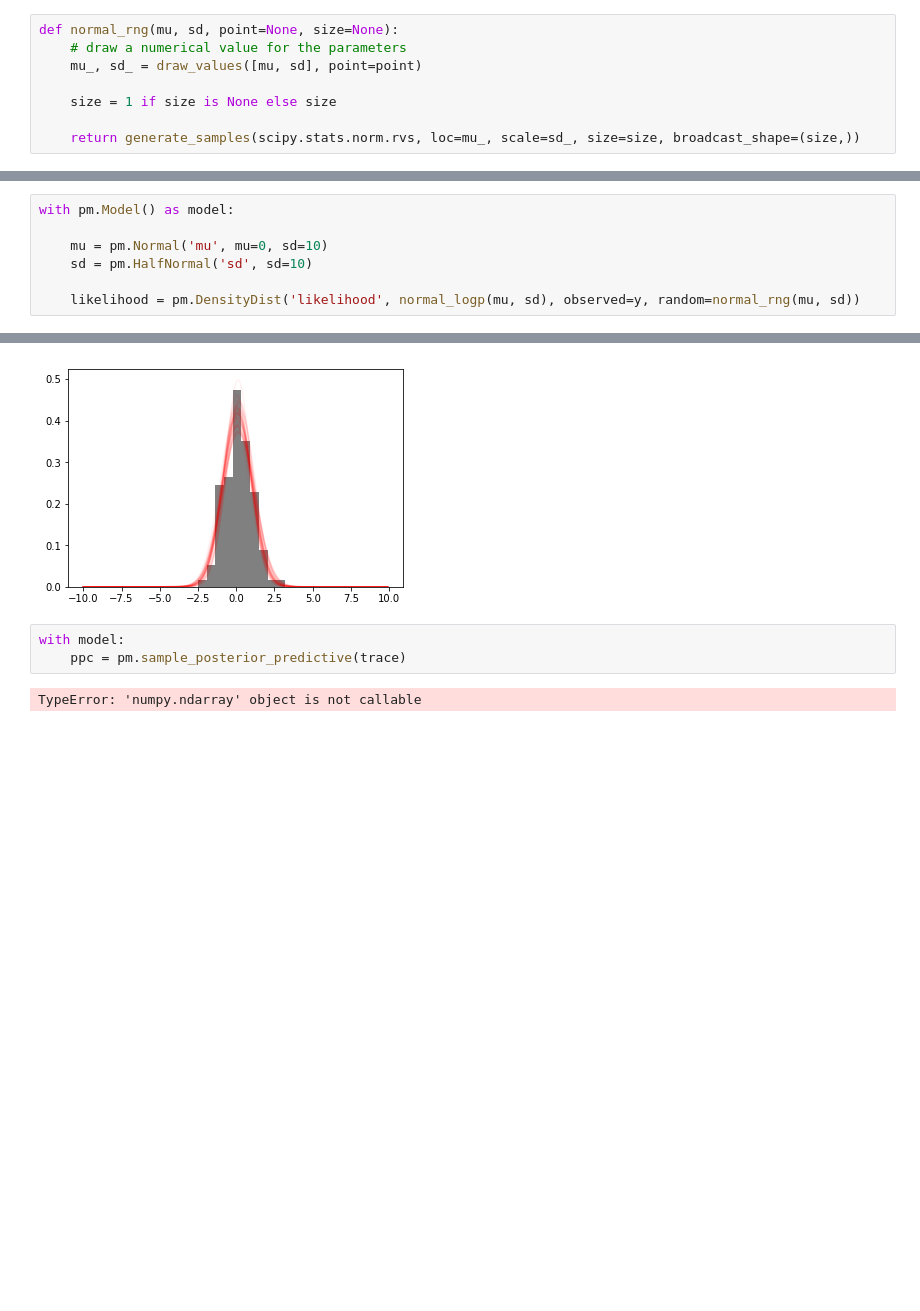
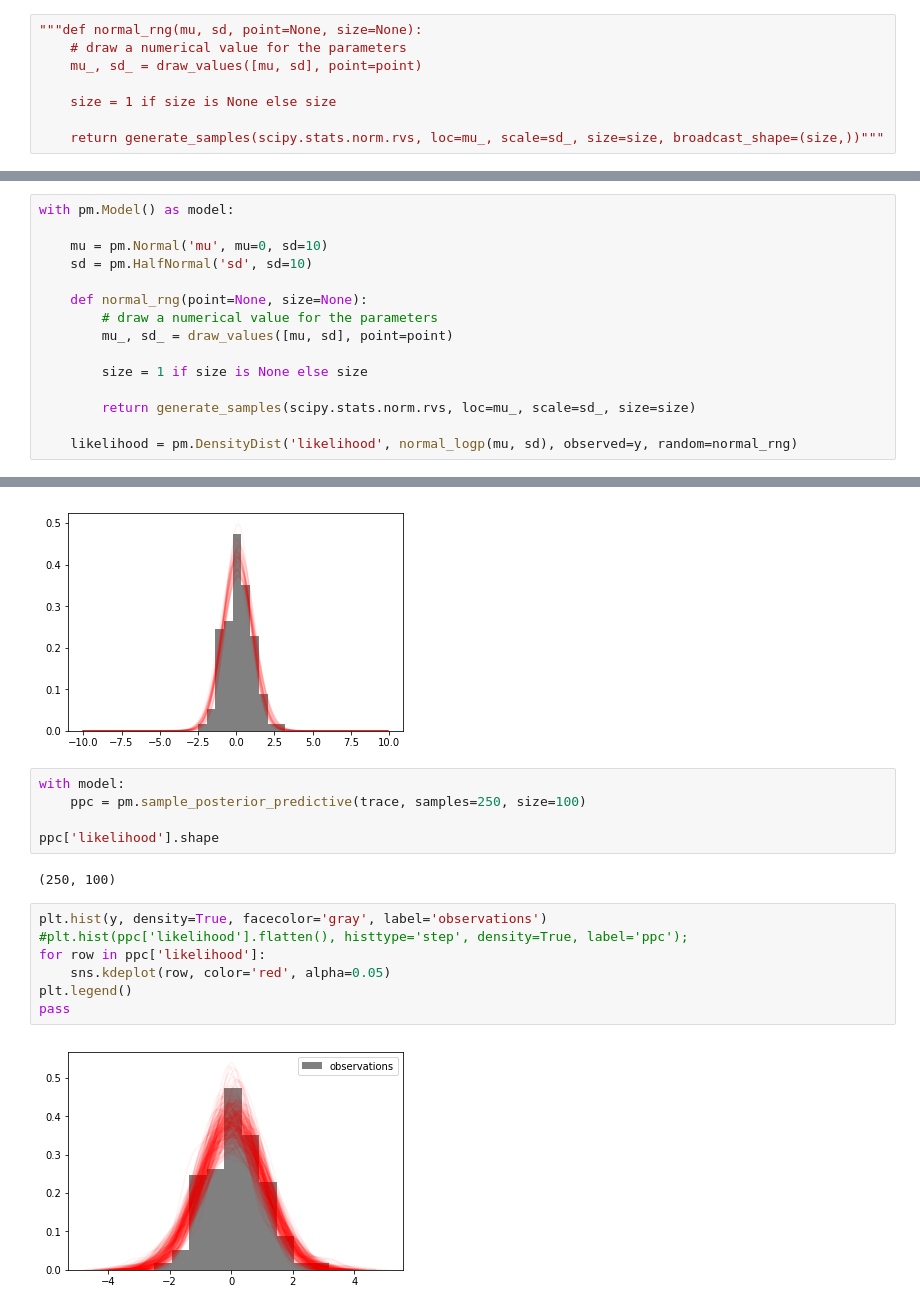
Before and after one commit to JackCaster/PyMC3_scrapbook, a Jupyter notebook: notebook/custom_distribution.ipynb, the cells around one changed output, grey strips where cells are left out. Drawn from its saved outputs; the diff is of its cells as text; blank space fills up the shorter version.

Commit message:
move random method inside context manager

```diff
--- a/notebook/custom_distribution.ipynb
+++ b/notebook/custom_distribution.ipynb
@@ -19,10 +21,10 @@ def normal_logp(mu, sd):
 # %%
 from pymc3.distributions.distribution import generate_samples, draw_values
 # %%
-def normal_rng(mu, sd, point=None, size=None):
+"""def normal_rng(mu, sd, point=None, size=None):
     # draw a numerical value for the parameters
     mu_, sd_ = draw_values([mu, sd], point=point)
 
     size = 1 if size is None else size
 
-    return generate_samples(scipy.stats.norm.rvs, loc=mu_, scale=sd_, size=size, broadcast_shape=(size,))
+    return generate_samples(scipy.stats.norm.rvs, loc=mu_, scale=sd_, size=size, broadcast_shape=(size,))"""
@@ -43,7 +47,15 @@ with pm.Model() as model:
     mu = pm.Normal('mu', mu=0, sd=10)
     sd = pm.HalfNormal('sd', sd=10)
 
-    likelihood = pm.DensityDist('likelihood', normal_logp(mu, sd), observed=y, random=normal_rng(mu, sd))
+    def normal_rng(point=None, size=None):
+        # draw a numerical value for the parameters
+        mu_, sd_ = draw_values([mu, sd], point=point)
+
+        size = 1 if size is None else size
+
+        return generate_samples(scipy.stats.norm.rvs, loc=mu_, scale=sd_, size=size)
+
+    likelihood = pm.DensityDist('likelihood', normal_logp(mu, sd), observed=y, random=normal_rng)
 # %%
 model.check_test_point()
 # %% [output]
@@ -75,6 +87,17 @@ for mu, sd in zip(trace['mu'][::THIN], trace['sd'][::THIN]):
 [figure]
 # %%
 with model:
-    ppc = pm.sample_posterior_predictive(trace)
+    ppc = pm.sample_posterior_predictive(trace, samples=250, size=100)
+
+ppc['likelihood'].shape
 # %% [output]
-TypeError: 'numpy.ndarray' object is not callable
+(250, 100)
+# %%
+plt.hist(y, density=True, facecolor='gray', label='observations')
+#plt.hist(ppc['likelihood'].flatten(), histtype='step', density=True, label='ppc');
+for row in ppc['likelihood']:
+    sns.kdeplot(row, color='red', alpha=0.05)
+plt.legend()
+pass
+# %% [output]
+[figure, added]
```
Also changed, not shown: parts of 3 cells of this notebook.
